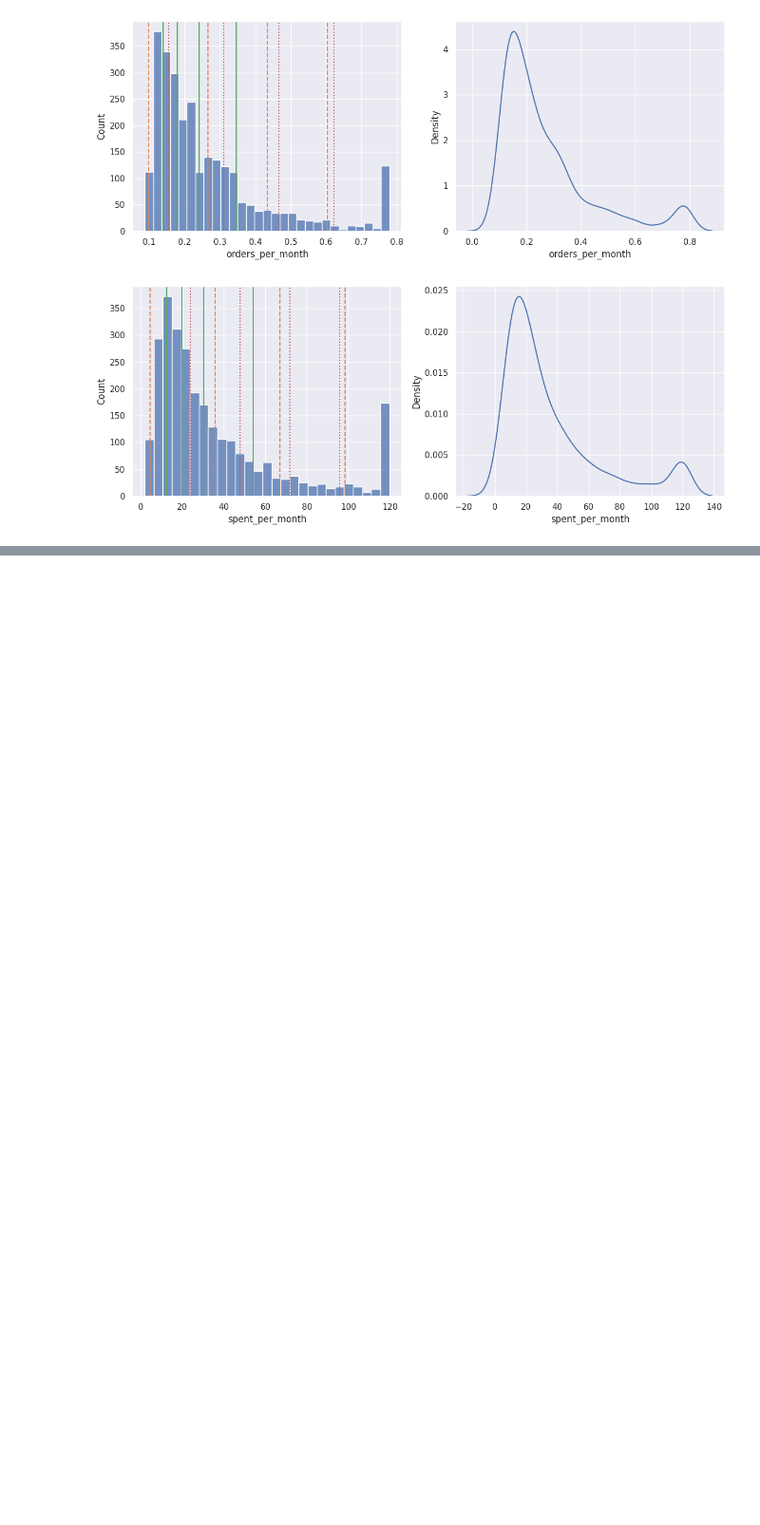
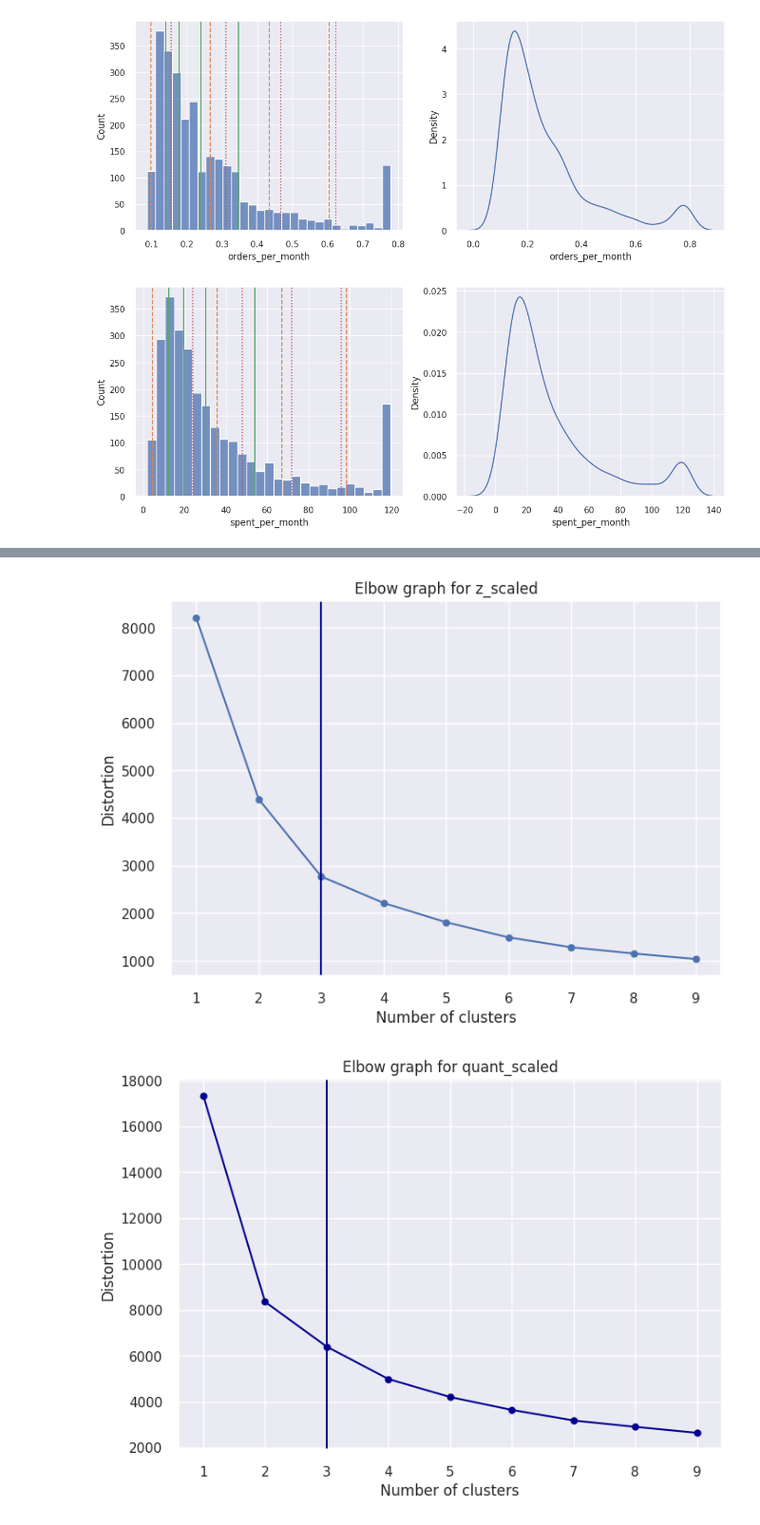
Before and after one commit to gabrielhermel/OC_DS_P5, a Jupyter notebook: Hermel_Gabriel_2_notebook_essais_122022.ipynb, the cells around one changed output, grey strips where cells are left out. Shown at 95% size. Saved outputs shown, nothing was run; the diff lists cells and outputs as text; code cells hidden in the pictures; blank space fills up the shorter version.

```diff
--- a/Hermel_Gabriel_2_notebook_essais_122022.ipynb
+++ b/Hermel_Gabriel_2_notebook_essais_122022.ipynb
@@ -241,0 +245,38 @@ display(rfm_no_outliers_df)
+# %%
+num_clusters = {}
+
+for scaling_type in ["z_scaled", "quant_scaled", "min_max_scaled"]:
+    distortions = []
+
+    for i in range(1, 10):
+        k_means_model = KMeans(n_clusters=i, n_init=10, random_state=0)
+
+        k_means_model.fit(
+            rfm_normalized[
+                [
+                    "recency_" + scaling_type,
+                    "frequency_" + scaling_type,
+                    "monetary_" + scaling_type,
+                ]
+            ]
+        )
+        distortions.append(k_means_model.inertia_)
+
+    num_clusters[scaling_type] = KneeLocator(
+        range(1, 10), distortions, curve="convex", direction="decreasing"
+    ).elbow
+    # num_clusters[scaling_type] = KneeLocator(
+    #     range(1, 10), distortions, curve="convex", direction="decreasing"
+    # ).elbow + 1
+
+    plt.plot(range(1, 10), distortions, marker="o")
+    plt.xlabel("Number of clusters")
+    plt.ylabel("Distortion")
+    plt.title("Elbow graph for " + scaling_type)
+    plt.axvline(num_clusters[scaling_type])
+    sns.set_style("darkgrid")
+    sns.set_palette("gnuplot2")
+    plt.show()
+# %% [output]
+[figure, added]
+[figure, added]
```
Also changed, not shown: parts of 10 cells of this notebook, 1 other file.
